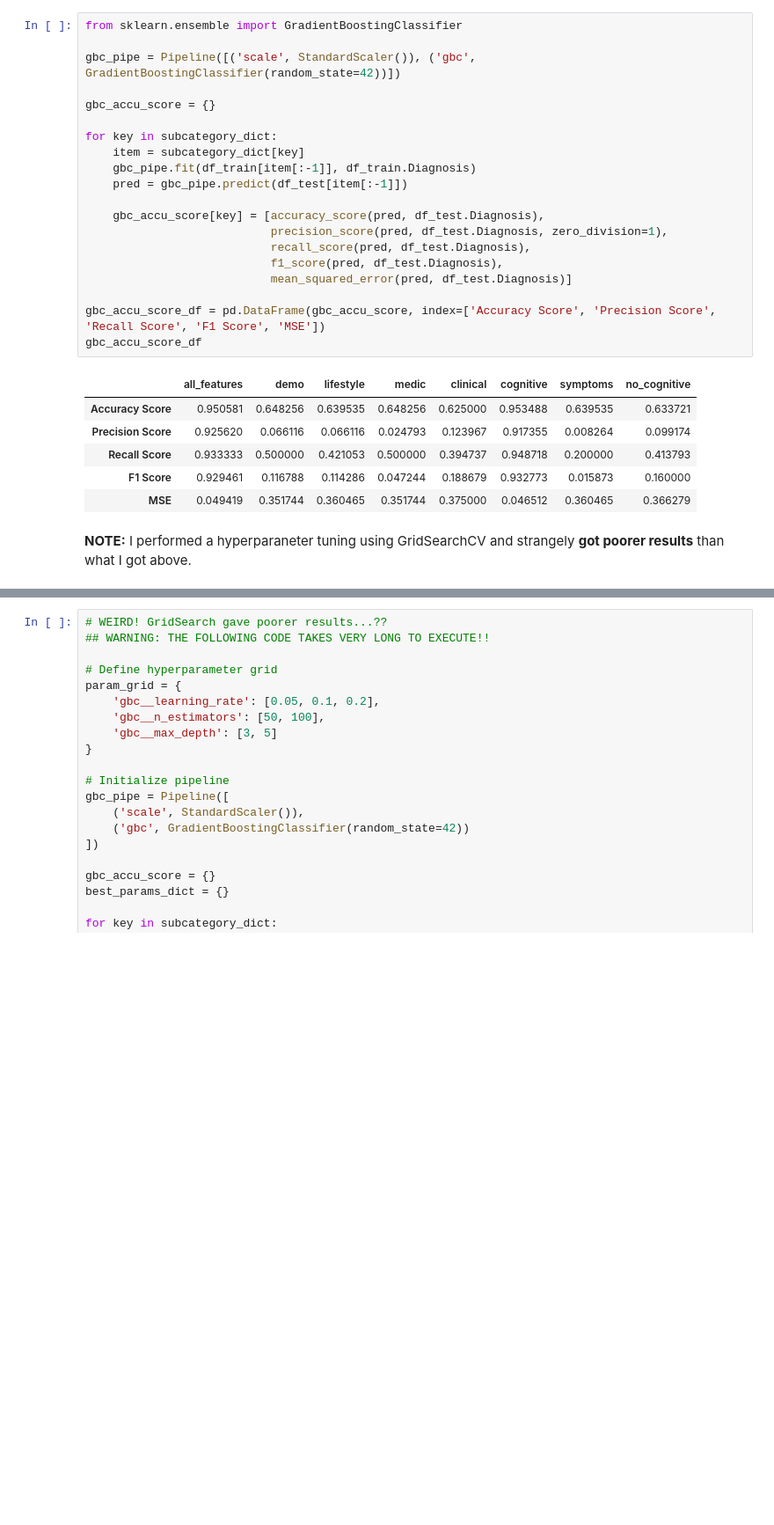
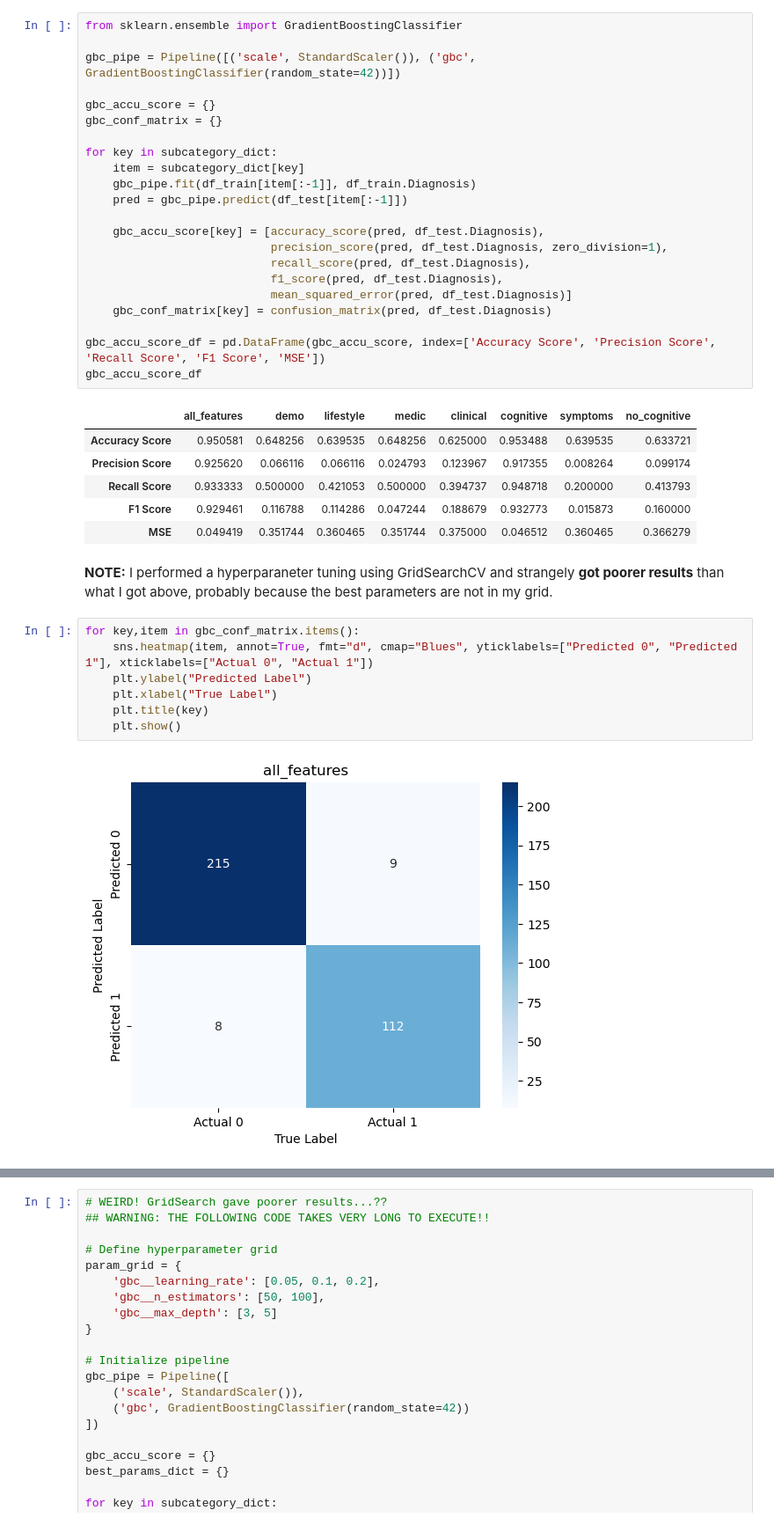
Before and after one commit to mgamankwah/alzheimers_risk_prediction, a Jupyter notebook: scripts/Model_Exploration_Nasheed.ipynb, the cells around one changed output, grey strips where cells are left out. Shown at 88% size. Cells and saved outputs as stored; diff of their text form; blank space fills up the shorter version.

Commit message:
Added confusion matrices for all subfeature categories

```diff
--- a/scripts/Model_Exploration_Nasheed.ipynb
+++ b/scripts/Model_Exploration_Nasheed.ipynb
@@ -70,6 +72,7 @@ from sklearn.ensemble import GradientBoostingClassifier
 gbc_pipe = Pipeline([('scale', StandardScaler()), ('gbc', GradientBoostingClassifier(random_state=42))])
 
 gbc_accu_score = {}
+gbc_conf_matrix = {}
 
 for key in subcategory_dict:
     item = subcategory_dict[key]
@@ -81,6 +84,7 @@ for key in subcategory_dict:
                            recall_score(pred, df_test.Diagnosis),
                            f1_score(pred, df_test.Diagnosis),
                            mean_squared_error(pred, df_test.Diagnosis)]
+    gbc_conf_matrix[key] = confusion_matrix(pred, df_test.Diagnosis)
 
 gbc_accu_score_df = pd.DataFrame(gbc_accu_score, index=['Accuracy Score', 'Precision Score', 'Recall Score', 'F1 Score', 'MSE'])
 gbc_accu_score_df
@@ -92,4 +96,13 @@ gbc_accu_score_df
 | F1 Score | 0.929461 | 0.116788 | 0.114286 | 0.047244 | 0.188679 | 0.932773 | 0.015873 | 0.160000 |
 | MSE | 0.049419 | 0.351744 | 0.360465 | 0.351744 | 0.375000 | 0.046512 | 0.360465 | 0.366279 |
 # %% [markdown]
-**NOTE:** I performed a hyperparaneter tuning using GridSearchCV and strangely **got poorer results** than what I got above.
+**NOTE:** I performed a hyperparaneter tuning using GridSearchCV and strangely **got poorer results** than what I got above, probably because the best parameters are not in my grid.
+# %%
+for key,item in gbc_conf_matrix.items():
+    sns.heatmap(item, annot=True, fmt="d", cmap="Blues", yticklabels=["Predicted 0", "Predicted 1"], xticklabels=["Actual 0", "Actual 1"])
+    plt.ylabel("Predicted Label")
+    plt.xlabel("True Label")
+    plt.title(key)
+    plt.show()
+# %% [output]
+[figure, added]
```
Also changed, not shown: parts of 8 cells of this notebook.
